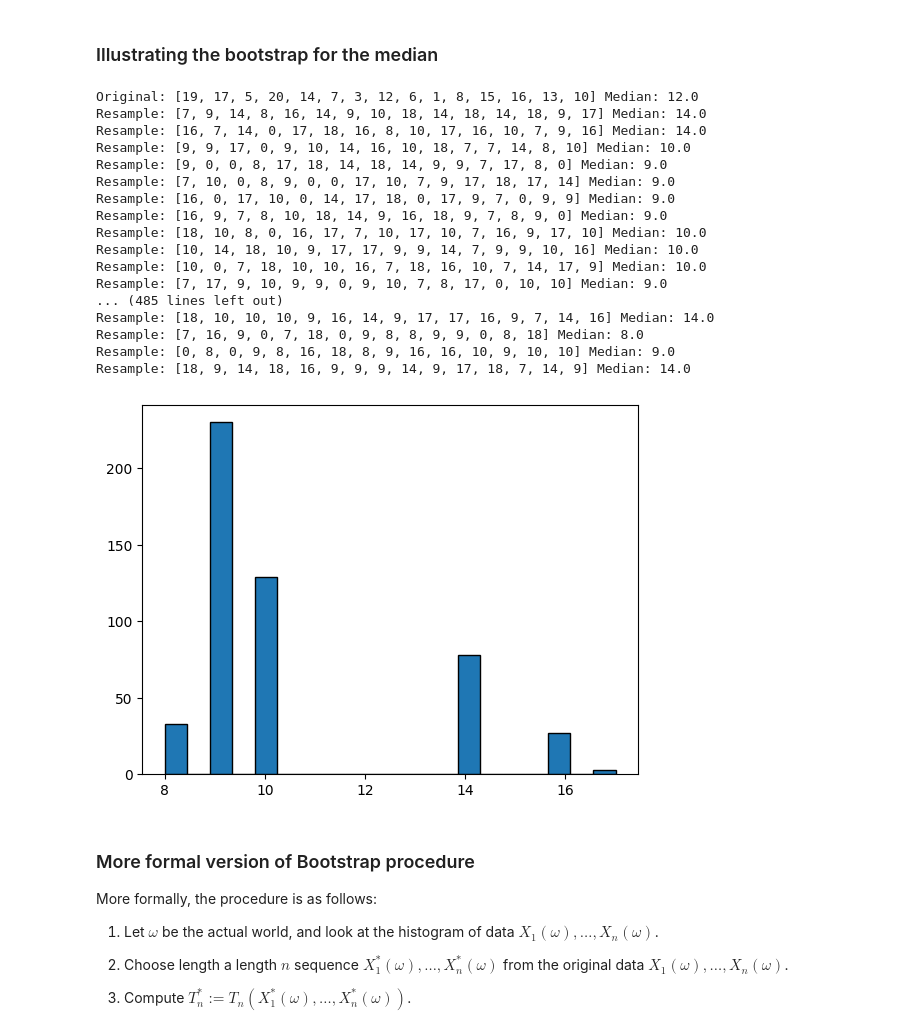
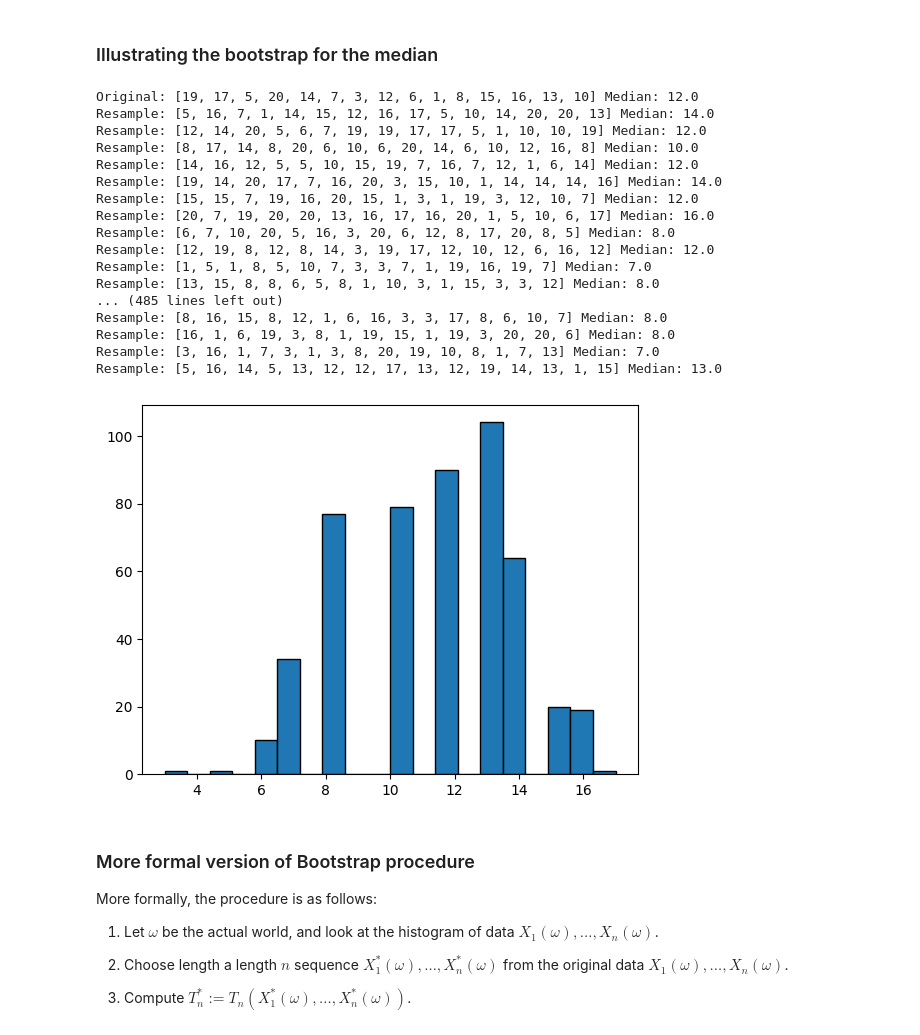
Before and after one commit to logic-teaching/philstatsbook, a Jupyter notebook: _sources/Chap06v3.ipynb, the cells around one changed output. Saved outputs shown, nothing was run; the diff lists cells and outputs as text; code cells hidden in the pictures.

```diff
--- a/_sources/Chap06v3.ipynb
+++ b/_sources/Chap06v3.ipynb
@@ -289,37 +289,37 @@ my_data =  [19, 17, 5, 20, 14, 7, 3, 12, 6, 1, 8, 15, 16, 13, 10]
 # %%
 print('Original:', my_data, 'Median: %1.1f' % np.median(my_data))
 
 theta_hat_stars = []  # list to store the results
 for i in range(500):   # loop over the number of replications
-    resample = choices(my_data_list, k=len(my_data)) # resample the data
+    resample = choices(my_data, k=len(my_data)) # resample the data
     print('Resample:', resample, 'Median: %1.1f' % np.median(resample))
     theta_hat_star = median(resample) # compute the statistic
     theta_hat_stars.append(theta_hat_star)      # store the result
 
 # Create a histogram
 plt.hist(theta_hat_stars, bins=20, edgecolor='black')
 
 # Show the plot
 plt.show()
 # %% [output]
 Original: [19, 17, 5, 20, 14, 7, 3, 12, 6, 1, 8, 15, 16, 13, 10] Median: 12.0
-Resample: [7, 9, 14, 8, 16, 14, 9, 10, 18, 14, 18, 14, 18, 9, 17] Median: 14.0
-Resample: [16, 7, 14, 0, 17, 18, 16, 8, 10, 17, 16, 10, 7, 9, 16] Median: 14.0
-Resample: [9, 9, 17, 0, 9, 10, 14, 16, 10, 18, 7, 7, 14, 8, 10] Median: 10.0
-Resample: [9, 0, 0, 8, 17, 18, 14, 18, 14, 9, 9, 7, 17, 8, 0] Median: 9.0
-Resample: [7, 10, 0, 8, 9, 0, 0, 17, 10, 7, 9, 17, 18, 17, 14] Median: 9.0
-Resample: [16, 0, 17, 10, 0, 14, 17, 18, 0, 17, 9, 7, 0, 9, 9] Median: 9.0
-Resample: [16, 9, 7, 8, 10, 18, 14, 9, 16, 18, 9, 7, 8, 9, 0] Median: 9.0
-Resample: [18, 10, 8, 0, 16, 17, 7, 10, 17, 10, 7, 16, 9, 17, 10] Median: 10.0
-Resample: [10, 14, 18, 10, 9, 17, 17, 9, 9, 14, 7, 9, 9, 10, 16] Median: 10.0
-Resample: [10, 0, 7, 18, 10, 10, 16, 7, 18, 16, 10, 7, 14, 17, 9] Median: 10.0
-Resample: [7, 17, 9, 10, 9, 9, 0, 9, 10, 7, 8, 17, 0, 10, 10] Median: 9.0
+Resample: [5, 16, 7, 1, 14, 15, 12, 16, 17, 5, 10, 14, 20, 20, 13] Median: 14.0
+Resample: [12, 14, 20, 5, 6, 7, 19, 19, 17, 17, 5, 1, 10, 10, 19] Median: 12.0
+Resample: [8, 17, 14, 8, 20, 6, 10, 6, 20, 14, 6, 10, 12, 16, 8] Median: 10.0
+Resample: [14, 16, 12, 5, 5, 10, 15, 19, 7, 16, 7, 12, 1, 6, 14] Median: 12.0
+Resample: [19, 14, 20, 17, 7, 16, 20, 3, 15, 10, 1, 14, 14, 14, 16] Median: 14.0
+Resample: [15, 15, 7, 19, 16, 20, 15, 1, 3, 1, 19, 3, 12, 10, 7] Median: 12.0
+Resample: [20, 7, 19, 20, 20, 13, 16, 17, 16, 20, 1, 5, 10, 6, 17] Median: 16.0
+Resample: [6, 7, 10, 20, 5, 16, 3, 20, 6, 12, 8, 17, 20, 8, 5] Median: 8.0
+Resample: [12, 19, 8, 12, 8, 14, 3, 19, 17, 12, 10, 12, 6, 16, 12] Median: 12.0
+Resample: [1, 5, 1, 8, 5, 10, 7, 3, 3, 7, 1, 19, 16, 19, 7] Median: 7.0
+Resample: [13, 15, 8, 8, 6, 5, 8, 1, 10, 3, 1, 15, 3, 3, 12] Median: 8.0
 ... (485 lines left out)
-Resample: [18, 10, 10, 10, 9, 16, 14, 9, 17, 17, 16, 9, 7, 14, 16] Median: 14.0
-Resample: [7, 16, 9, 0, 7, 18, 0, 9, 8, 8, 9, 9, 0, 8, 18] Median: 8.0
-Resample: [0, 8, 0, 9, 8, 16, 18, 8, 9, 16, 16, 10, 9, 10, 10] Median: 9.0
-Resample: [18, 9, 14, 18, 16, 9, 9, 9, 14, 9, 17, 18, 7, 14, 9] Median: 14.0
+Resample: [8, 16, 15, 8, 12, 1, 6, 16, 3, 3, 17, 8, 6, 10, 7] Median: 8.0
+Resample: [16, 1, 6, 19, 3, 8, 1, 19, 15, 1, 19, 3, 20, 20, 6] Median: 8.0
+Resample: [3, 16, 1, 7, 3, 1, 3, 8, 20, 19, 10, 8, 1, 7, 13] Median: 7.0
+Resample: [5, 16, 14, 5, 13, 12, 12, 17, 13, 12, 19, 14, 13, 1, 15] Median: 13.0
-[figure, old version]
+[figure, new version]
 # %% [markdown]
 ### More formal version of Bootstrap procedure
 
```
Also changed, not shown: 5 other files.
